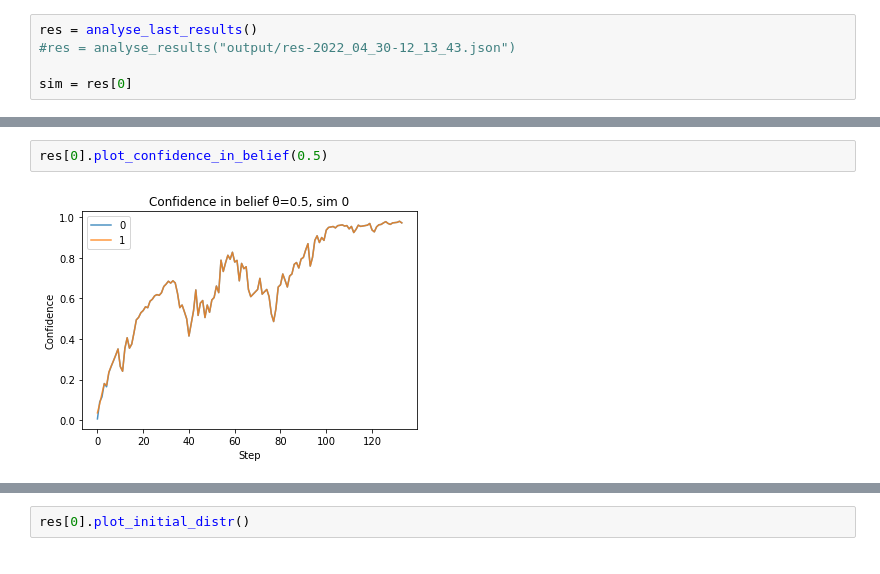
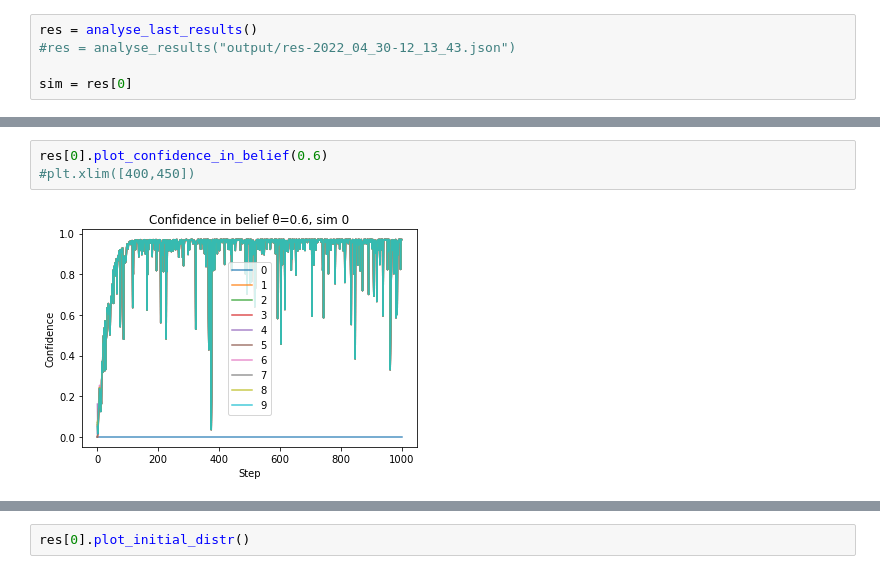
Before and after one commit to YutongB/Opinion-Dynamics, a Jupyter notebook: notebooks/interact.ipynb, the cells around one changed output, grey strips where cells are left out. Saved outputs shown, nothing was run; the diff lists cells and outputs as text.

```diff
--- a/notebooks/interact.ipynb
+++ b/notebooks/interact.ipynb
@@ -31,4 +36,5 @@ sim = res[0]
 # %%
-res[0].plot_confidence_in_belief(0.5)
+res[0].plot_confidence_in_belief(0.6)
+#plt.xlim([400,450])
 # %% [output]
-[figure, old version]
+[figure, new version]
```
Also changed, not shown: parts of 5 cells of this notebook, 3 other files.
